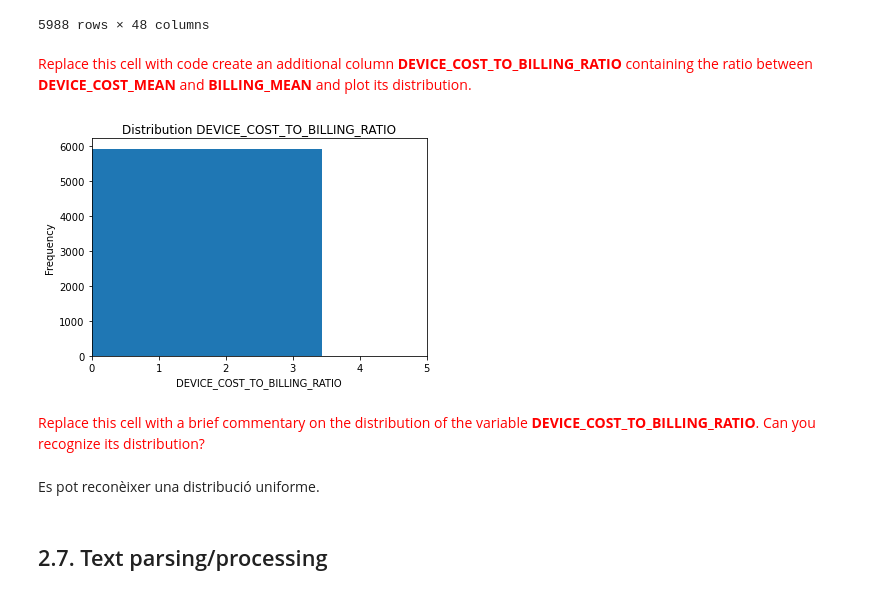
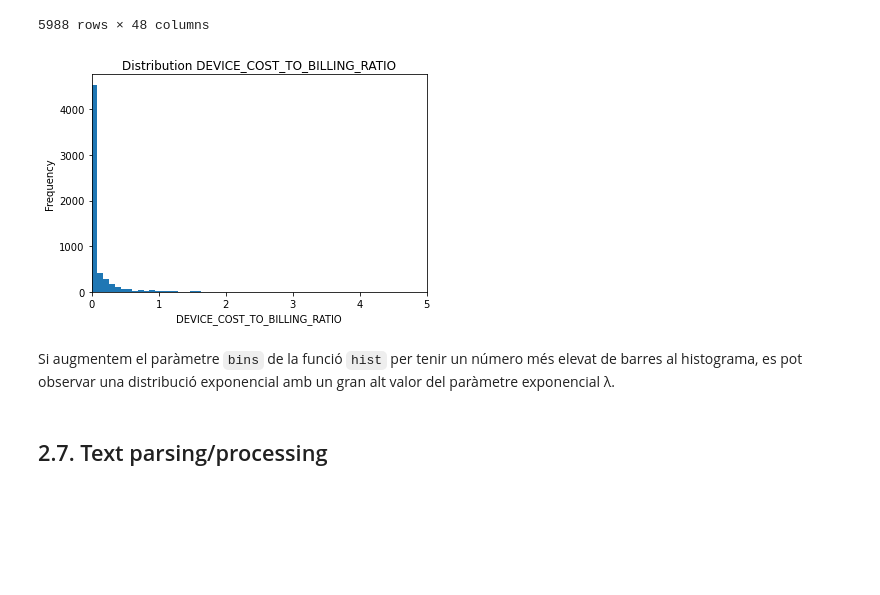
Before and after one commit to BernatQuintilla/data-mining-course, a Jupyter notebook: practicum/ps01_02/ps01_02_data_preparation.ipynb, the cells around one changed output. Drawn from its saved outputs; the diff is of its cells as text; code cells hidden in the pictures; blank space fills up the shorter version.

````diff
--- a/practicum/ps01_02/ps01_02_data_preparation.ipynb
+++ b/practicum/ps01_02/ps01_02_data_preparation.ipynb
@@ -785,22 +520,18 @@ display(df03[stats_cols_list])
 | 9997 | 189.17578 | 155.54840 | 155.54840 | 51.755936 | ... |
 | 9999 | 0.00000 | 0.00000 | 0.00000 | 20.529335 | ... |
 5988 rows × 48 columns
-# %% [markdown]
-<font size="+1" color="red">Replace this cell with code create an additional column **DEVICE_COST_TO_BILLING_RATIO** containing the ratio between **DEVICE_COST_MEAN** and **BILLING_MEAN** and plot its distribution.</font>
 # %%
-df03['DEVICE_COST_TO_BILLING_RATIO'] = df03['DEVICE_COST_MEAN']/df03['BILLING_MEAN']
+df03['DEVICE_COST_TO_BILLING_RATIO'] = df03['DEVICE_COST_MEAN']/df03['BILLING_MEAN'] #Calculem el ratio entre cols
 
-plt.hist(df03['DEVICE_COST_TO_BILLING_RATIO'])
-plt.xlim(0,5)
+plt.hist(df03['DEVICE_COST_TO_BILLING_RATIO'],bins=400) #formem histograma amb un gran número de bins per un major número de barres
+plt.xlim(0,5) #limito l'eix x de 0 a 5 perquè els valors no passen d'aquest interval i així es veu millor la distribució
 plt.xlabel('DEVICE_COST_TO_BILLING_RATIO')
 plt.ylabel('Frequency')
 plt.title('Distribution DEVICE_COST_TO_BILLING_RATIO')
 plt.show()
 # %% [output]
-[figure, old version]
+[figure, new version]
-# %% [markdown]
-<font size="+1" color="red">Replace this cell with a brief commentary on the distribution of the variable **DEVICE_COST_TO_BILLING_RATIO**. Can you recognize its distribution?</font>
-# %% [markdown]
-Es pot reconèixer una distribució uniforme.
+# %% [markdown]
+Si augmentem el paràmetre ```bins``` de la funció ```hist``` per tenir un número més elevat de barres al histograma, es pot observar una distribució exponencial amb un gran alt valor del paràmetre exponencial λ.
 # %% [markdown]
 ## 2.7. Text parsing/processing
````
Also changed, not shown: parts of 87 cells of this notebook.
